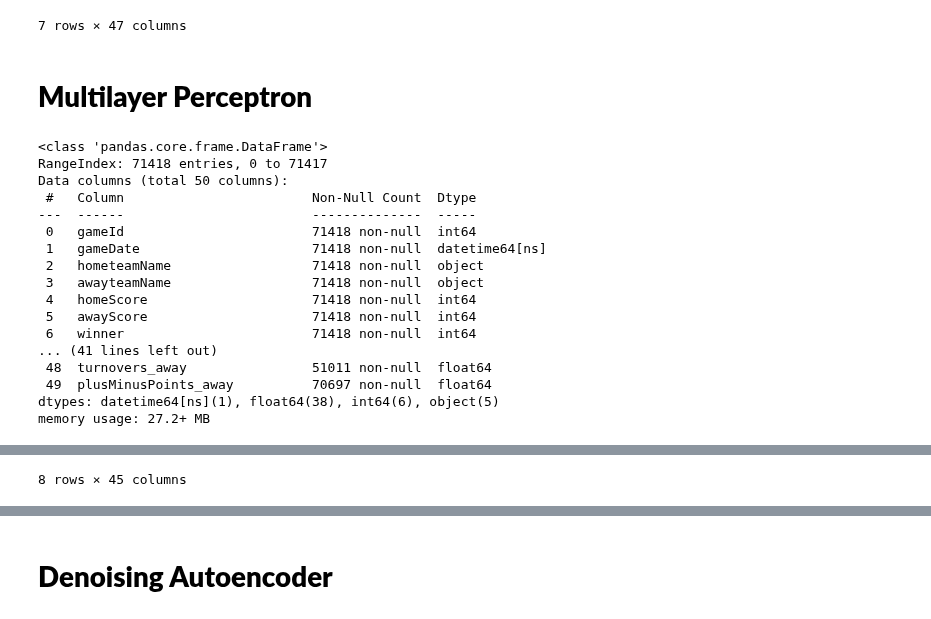
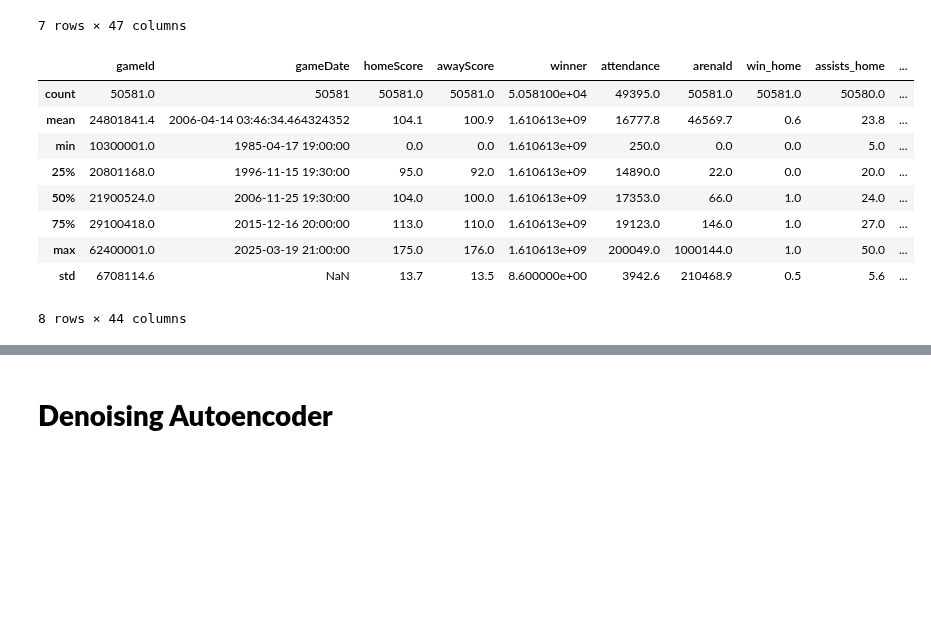
Before and after one commit to pshukl21/CollabProject, a Jupyter notebook: nbaModel.ipynb, the cells around one changed output, grey strips where cells are left out. Cells and saved outputs as stored; diff of their text form; code cells hidden in the pictures; blank space fills up the shorter version.

```diff
--- a/nbaModel.ipynb
+++ b/nbaModel.ipynb
@@ -347,29 +347,17 @@ df_games.sample(7)
 | 13364 | 21401071 | 2015-03-25 21:30:00 | Spurs | Thunder | 130 | 91 | 1610612759 | Regular Season | 18581.0 | ... |
 | 26108 | 20500798 | 2006-02-22 21:00:00 | Suns | Celtics | 103 | 94 | 1610612756 | Regular Season | 18422.0 | ... |
 7 rows × 47 columns
-# %% [markdown]
-# __Multilayer Perceptron__
 # %%
-# Display basic information about the DataFrame
-df_games.info()
-
 # Display summary statistics for numerical columns
-df_games.describe()
+df_games.describe().round(1)
 # %% [output]
+|  | gameId | gameDate | homeScore | awayScore | winner | attendance | arenaId | win_home | assists_home | ... |
+| count | 50581.0 | 50581 | 50581.0 | 50581.0 | 5.058100e+04 | 49395.0 | 50581.0 | 50581.0 | 50580.0 | ... |
+| mean | 24801841.4 | 2006-04-14 03:46:34.464324352 | 104.1 | 100.9 | 1.610613e+09 | 16777.8 | 46569.7 | 0.6 | 23.8 | ... |
+| min | 10300001.0 | 1985-04-17 19:00:00 | 0.0 | 0.0 | 1.610613e+09 | 250.0 | 0.0 | 0.0 | 5.0 | ... |
+| 25% | 20801168.0 | 1996-11-15 19:30:00 | 95.0 | 92.0 | 1.610613e+09 | 14890.0 | 22.0 | 0.0 | 20.0 | ... |
+| 50% | 21900524.0 | 2006-11-25 19:30:00 | 104.0 | 100.0 | 1.610613e+09 | 17353.0 | 66.0 | 1.0 | 24.0 | ... |
+| 75% | 29100418.0 | 2015-12-16 20:00:00 | 113.0 | 110.0 | 1.610613e+09 | 19123.0 | 146.0 | 1.0 | 27.0 | ... |
+| max | 62400001.0 | 2025-03-19 21:00:00 | 175.0 | 176.0 | 1.610613e+09 | 200049.0 | 1000144.0 | 1.0 | 50.0 | ... |
+| std | 6708114.6 | NaN | 13.7 | 13.5 | 8.600000e+00 | 3942.6 | 210468.9 | 0.5 | 5.6 | ... |
-<class 'pandas.core.frame.DataFrame'>
-RangeIndex: 71418 entries, 0 to 71417
-Data columns (total 50 columns):
- #   Column                        Non-Null Count  Dtype
----  ------                        --------------  -----
- 0   gameId                        71418 non-null  int64
- 1   gameDate                      71418 non-null  datetime64[ns]
- 2   hometeamName                  71418 non-null  object
- 3   awayteamName                  71418 non-null  object
- 4   homeScore                     71418 non-null  int64
- 5   awayScore                     71418 non-null  int64
- 6   winner                        71418 non-null  int64
-... (41 lines left out)
- 48  turnovers_away                51011 non-null  float64
- 49  plusMinusPoints_away          70697 non-null  float64
-dtypes: datetime64[ns](1), float64(38), int64(6), object(5)
-memory usage: 27.2+ MB
+8 rows × 44 columns
@@ -385 +363,0 @@ memory usage: 27.2+ MB
-8 rows × 45 columns
```
Also changed, not shown: parts of 7 cells of this notebook.
